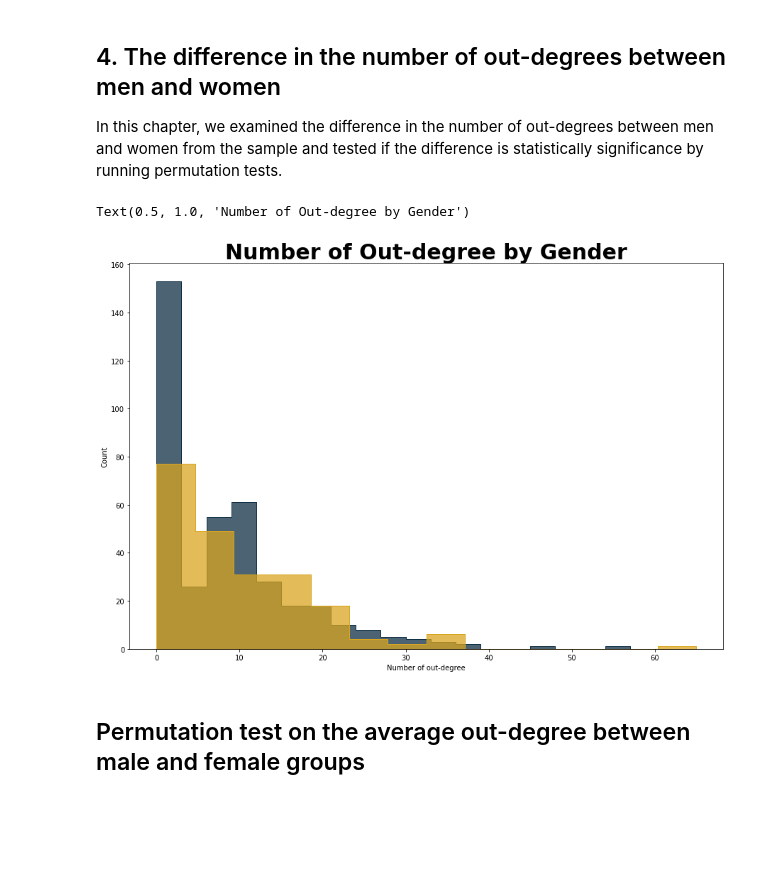
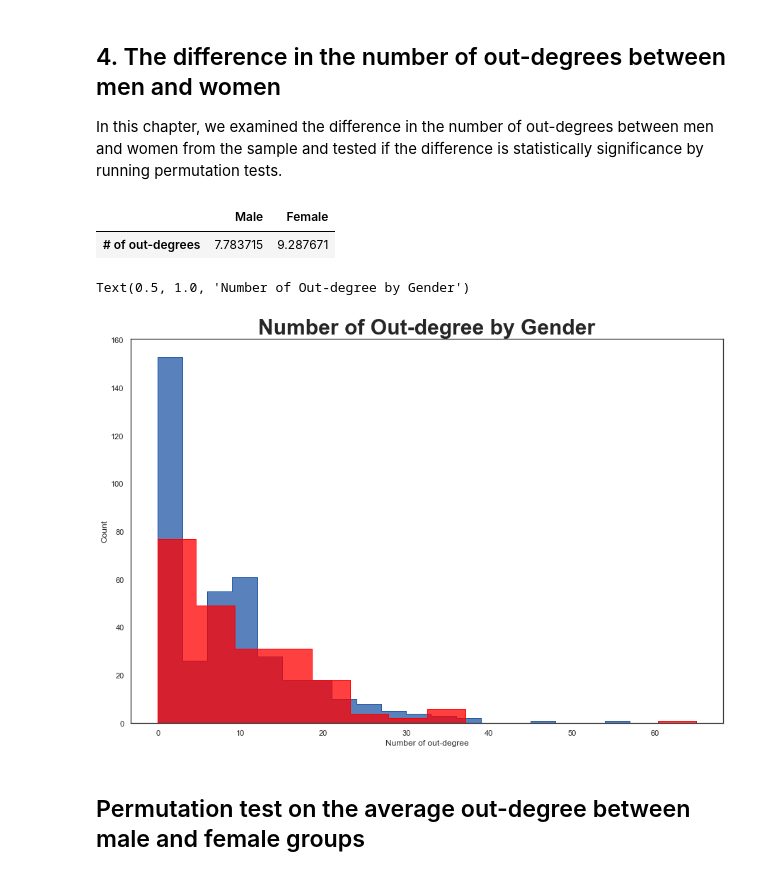
Before and after one commit to feelzoo/assortativity, a Jupyter notebook: Assortativity.ipynb, the cells around one changed output. Drawn from its saved outputs; the diff is of its cells as text; code cells hidden in the pictures; blank space fills up the shorter version.

Commit message:
updated color

```diff
--- a/Assortativity.ipynb
+++ b/Assortativity.ipynb
@@ -110,0 +64,4 @@ gender_to_gender
+# %%
+sns.set_theme(style='white')
+g = sns.catplot(data=nodes,kind='count',x='Gender',palette = sns.color_palette(['red','#2157A4']))
+nodes.groupby('Gender').ID.count().reset_index()
@@ -110,0 +86,6 @@ gender_to_gender
+# %%
+i = sns.catplot(data=by_label_in_degree,kind='bar',x='Label', y='NormID',hue='Gender',height = 11.7,palette = sns.color_palette(['red','#2157A4']))
+i.set_xticklabels(rotation = 45)
+i.set_xlabels(fontsize=15,fontweight='bold')
+i.set_ylabels(fontsize=15,fontweight='bold')
+plt.title('Number of in-degrees/person (Normalized)',fontsize = 35,fontweight = 'bold')
@@ -110,0 +97,8 @@ gender_to_gender
+# %%
+#Gender to gender statistics by label
+label = combined['Label'].unique()
+sector_group = []
+for i in range(0,len(label)):
+    sector = combined[combined['Label'] == label[i]]
+    sector_group.append(sector.groupby(['Gender_out','Gender_in']).Source.count().reset_index())
+    b= print('{0}'.format(label[i]),sector_group)
@@ -113,8 +125,8 @@ gender_to_gender
 label = combined['Label'].unique()
 for i in range(0,len(label)):
     sector = combined[combined['Label'] == label[i]]
-    a = sector.groupby(['Gender_out','Gender_in']).Source.count().reset_index()
-    b= print('{0}'.format(label[i]),a)
+    sector_group = sector.groupby(['Gender_out','Gender_in']).Source.count().reset_index()
+    b= print('{0}'.format(label[i]),sector_group)
 # %% [output]
 Energy   Gender_out Gender_in  Source
 0     Female    Female     190
@@ -247,12 +462,17 @@ nodes_network_female2 = nodes_network_female2['Number of out-degree']
+# %%
+outdegree_diff
+# %% [output]
+|  | Male | Female |
+| # of out-degrees | 7.783715 | 9.287671 |
 # %%
 f,ax = plt.subplots(figsize = (15,10))
-sns.histplot(nodes_network_male2,element='step',color='#0e2f44')
-sns.histplot(nodes_network_female2,element = 'step',color='#daa520')
+sns.histplot(nodes_network_male2,element='step',color='#2157A4')
+sns.histplot(nodes_network_female2,element = 'step',color='red')
 
 ax.set_title('Number of Out-degree by Gender',fontweight = 'bold',fontsize=30)
 # %% [output]
 Text(0.5, 1.0, 'Number of Out-degree by Gender')
-[figure, old version]
+[figure, new version]
 # %% [markdown]
 ## Permutation test on the average out-degree between male and female groups
 # %%
```
Also changed, not shown: parts of 99 cells of this notebook, 1 other file.
